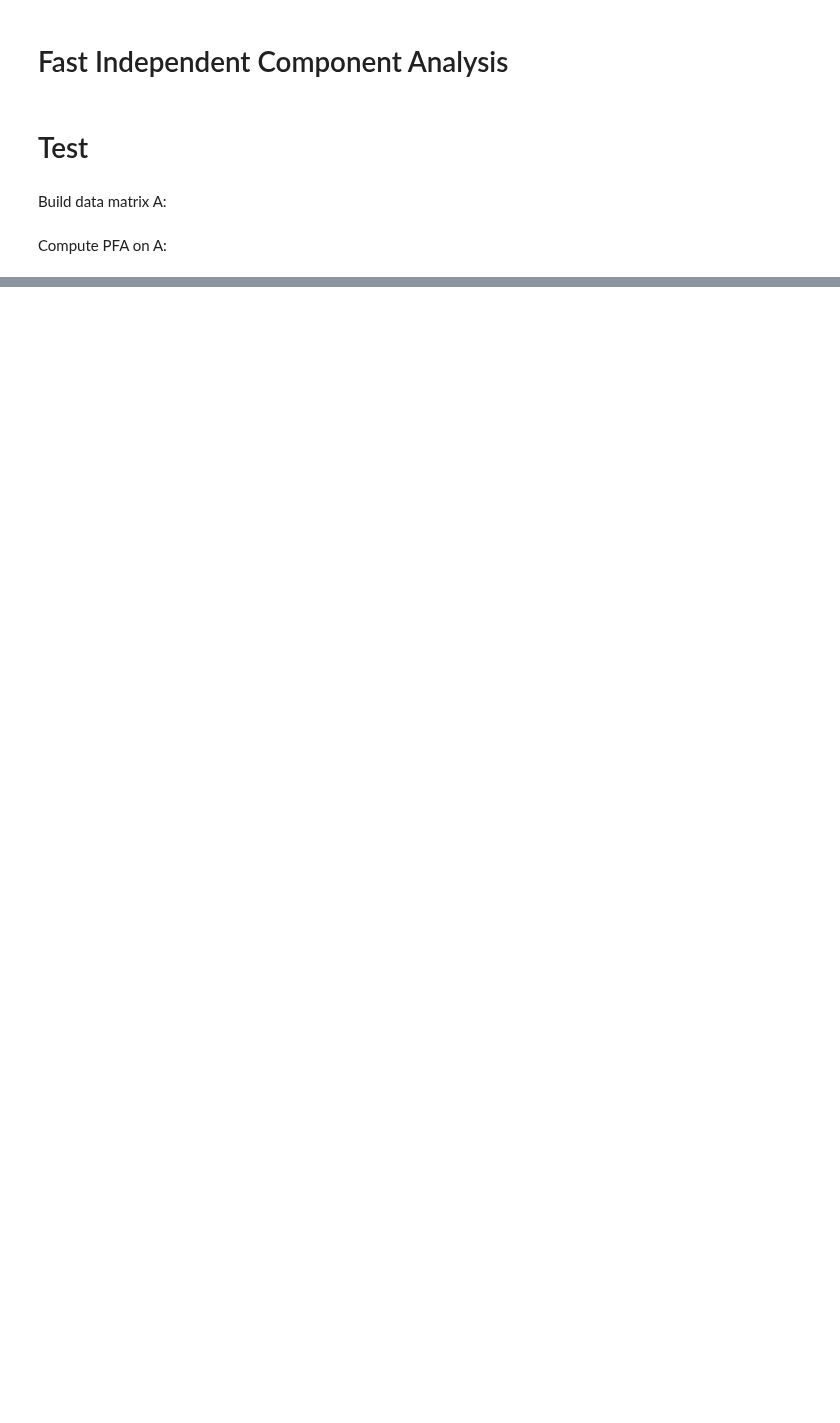
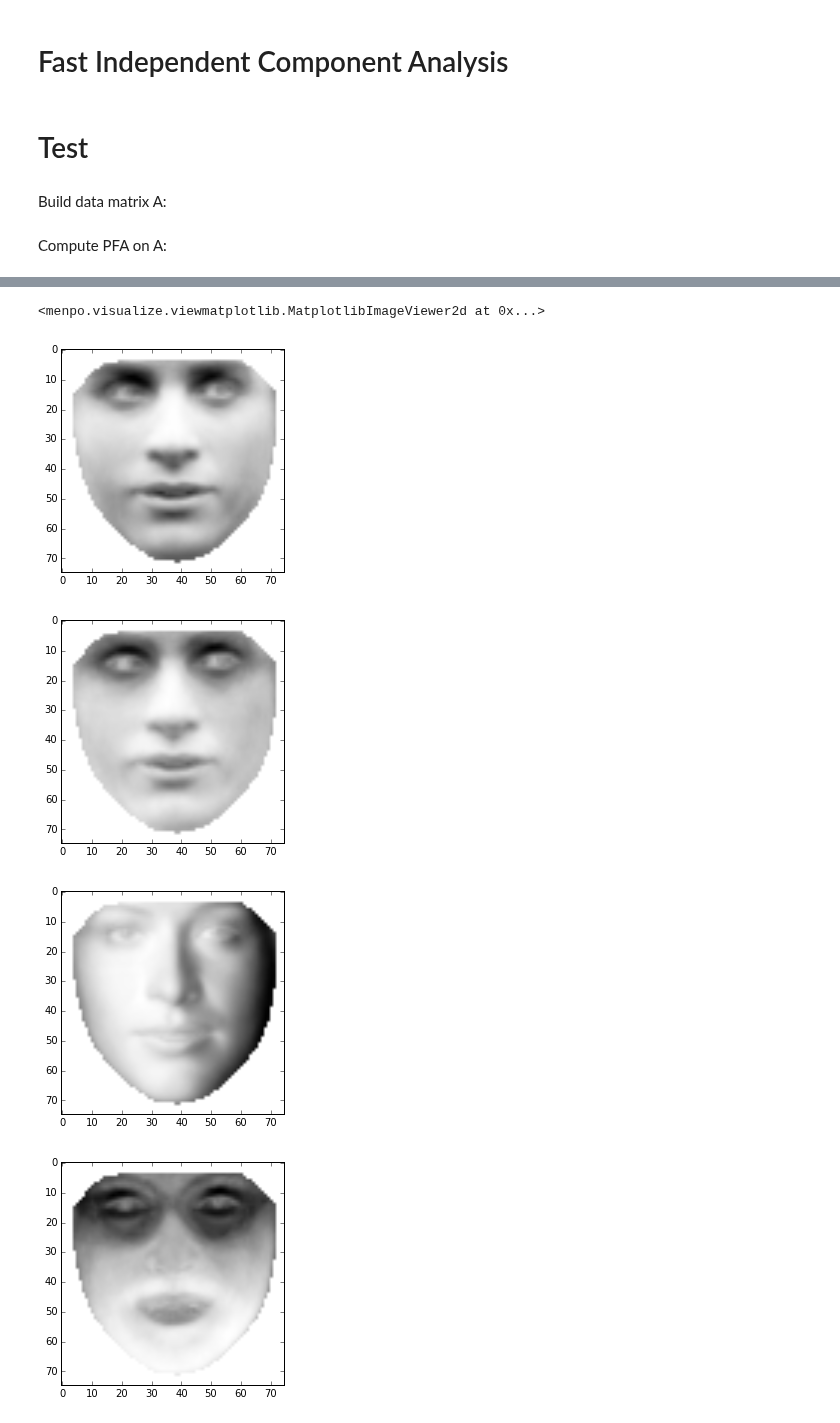
Before and after one commit to jalabort/scrap2, a Jupyter notebook: notebooks/ComponentAnalysis/FastICA-Copy0.ipynb, the cells around one changed output, grey strips where cells are left out. Cells and saved outputs as stored; diff of their text form; code cells hidden in the pictures; blank space fills up the shorter version.

```diff
--- a/notebooks/ComponentAnalysis/FastICA-Copy0.ipynb
+++ b/notebooks/ComponentAnalysis/FastICA-Copy0.ipynb
@@ -174,0 +179,12 @@ img.from_vector(skl_fica.components_[0, :]).view()
+# %%
+img.from_vector(skl_fica.components_[0, :]).view()
+img.from_vector(skl_fica.components_[1, :]).view_new()
+img.from_vector(skl_fica.components_[2, :]).view_new()
+img.from_vector(skl_fica.components_[3, :]).view_new()
+img.from_vector(skl_fica.components_[4, :]).view_new()
+# %% [output]
+<menpo.visualize.viewmatplotlib.MatplotlibImageViewer2d at 0x...>
+[figure, added]
+[figure, added]
+[figure, added]
+[figure, added]
```
Also changed, not shown: parts of 12 cells of this notebook.
